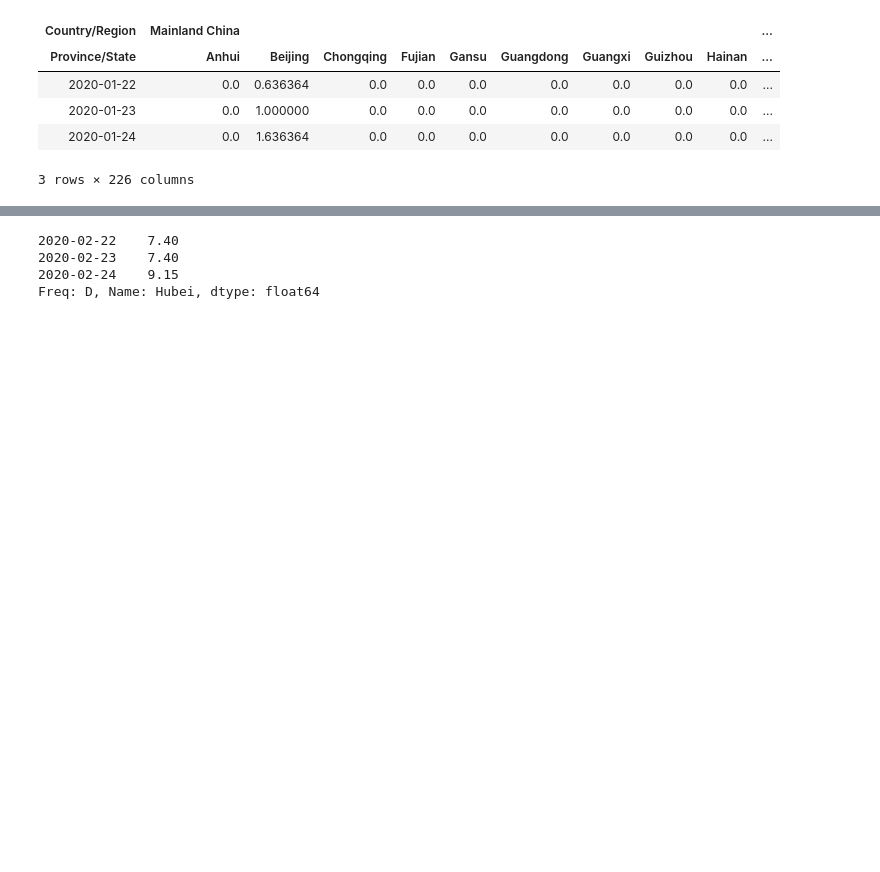
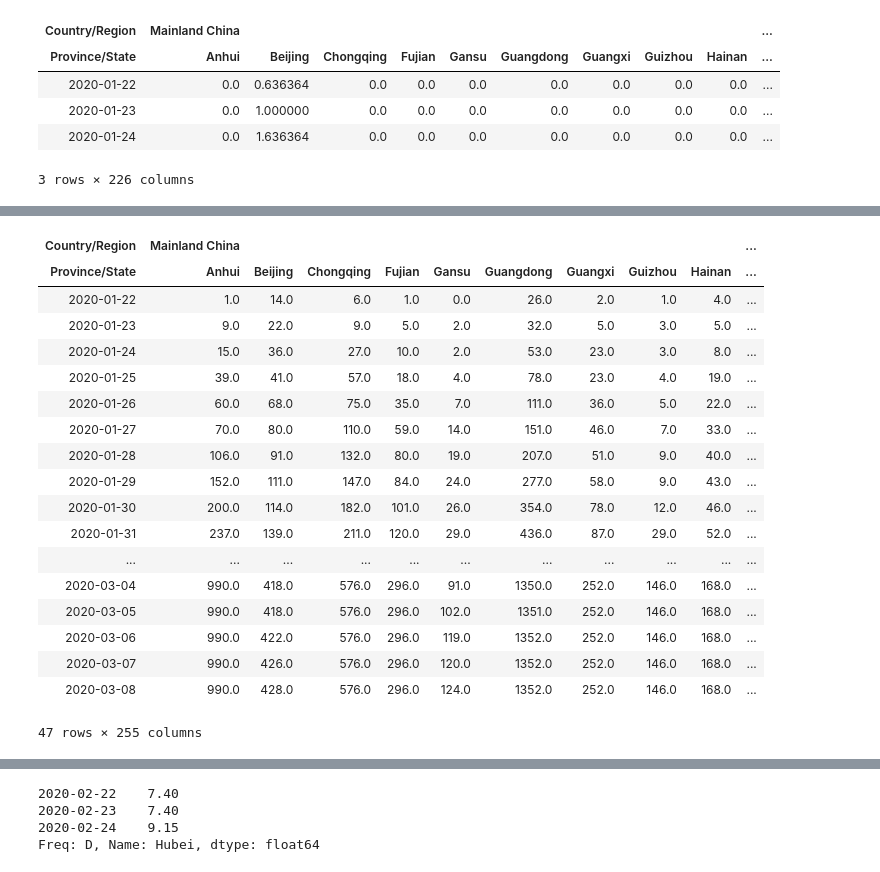
Before and after one commit to matsim-vsp/COVID-19, a Jupyter notebook: csse_covid_19_data/csse_covid_19_time_series/Untitled.ipynb, the cells around one changed output, grey strips where cells are left out. Saved outputs shown, nothing was run; the diff lists cells and outputs as text; code cells hidden in the pictures; blank space fills up the shorter version.

```diff
--- a/csse_covid_19_data/csse_covid_19_time_series/Untitled.ipynb
+++ b/csse_covid_19_data/csse_covid_19_time_series/Untitled.ipynb
@@ -108 +96,13 @@ ValueError: Unable to coerce to Series, length must be 255: given 225
+# %%
+# divide by population density.  first had this via separate csv files,
+# but the "countries" are not stable in the upstream data
+df5.loc[:,('Mainland China','Beijing')] /= 22.
+df5.loc[:,('Mainland China','Hubei')] /= 60.
+df5.loc[:,('Japan',np.nan)] /= 126.8
+df5.loc[:,('South Korea',np.nan)] /= 52.
+df5.loc[:,('Singapore',np.nan)] /= 5.85
+df5.loc[:,('France',np.nan)] /= 67.
+df5.loc[:,('Germany',np.nan)] /= 82.79
+df5.loc[:,('Italy',np.nan)] /= 60.5
+df5.loc[:,('Switzerland',np.nan)] /= 8.57
 # %%
@@ -161,0 +164,22 @@ df6.plot(kind='line')
+# %%
+df5
+# %% [output]
+| Country/Region | Mainland China |  |  |  |  |  |  |  |  | ... |
+| Province/State | Anhui | Beijing | Chongqing | Fujian | Gansu | Guangdong | Guangxi | Guizhou | Hainan | ... |
+| 2020-01-22 | 1.0 | 14.0 | 6.0 | 1.0 | 0.0 | 26.0 | 2.0 | 1.0 | 4.0 | ... |
+| 2020-01-23 | 9.0 | 22.0 | 9.0 | 5.0 | 2.0 | 32.0 | 5.0 | 3.0 | 5.0 | ... |
+| 2020-01-24 | 15.0 | 36.0 | 27.0 | 10.0 | 2.0 | 53.0 | 23.0 | 3.0 | 8.0 | ... |
+| 2020-01-25 | 39.0 | 41.0 | 57.0 | 18.0 | 4.0 | 78.0 | 23.0 | 4.0 | 19.0 | ... |
+| 2020-01-26 | 60.0 | 68.0 | 75.0 | 35.0 | 7.0 | 111.0 | 36.0 | 5.0 | 22.0 | ... |
+| 2020-01-27 | 70.0 | 80.0 | 110.0 | 59.0 | 14.0 | 151.0 | 46.0 | 7.0 | 33.0 | ... |
+| 2020-01-28 | 106.0 | 91.0 | 132.0 | 80.0 | 19.0 | 207.0 | 51.0 | 9.0 | 40.0 | ... |
+| 2020-01-29 | 152.0 | 111.0 | 147.0 | 84.0 | 24.0 | 277.0 | 58.0 | 9.0 | 43.0 | ... |
+| 2020-01-30 | 200.0 | 114.0 | 182.0 | 101.0 | 26.0 | 354.0 | 78.0 | 12.0 | 46.0 | ... |
+| 2020-01-31 | 237.0 | 139.0 | 211.0 | 120.0 | 29.0 | 436.0 | 87.0 | 29.0 | 52.0 | ... |
+| ... | ... | ... | ... | ... | ... | ... | ... | ... | ... | ... |
+| 2020-03-04 | 990.0 | 418.0 | 576.0 | 296.0 | 91.0 | 1350.0 | 252.0 | 146.0 | 168.0 | ... |
+| 2020-03-05 | 990.0 | 418.0 | 576.0 | 296.0 | 102.0 | 1351.0 | 252.0 | 146.0 | 168.0 | ... |
+| 2020-03-06 | 990.0 | 422.0 | 576.0 | 296.0 | 119.0 | 1352.0 | 252.0 | 146.0 | 168.0 | ... |
+| 2020-03-07 | 990.0 | 426.0 | 576.0 | 296.0 | 120.0 | 1352.0 | 252.0 | 146.0 | 168.0 | ... |
+| 2020-03-08 | 990.0 | 428.0 | 576.0 | 296.0 | 124.0 | 1352.0 | 252.0 | 146.0 | 168.0 | ... |
+47 rows × 255 columns
```
Also changed, not shown: parts of 8 cells of this notebook.
